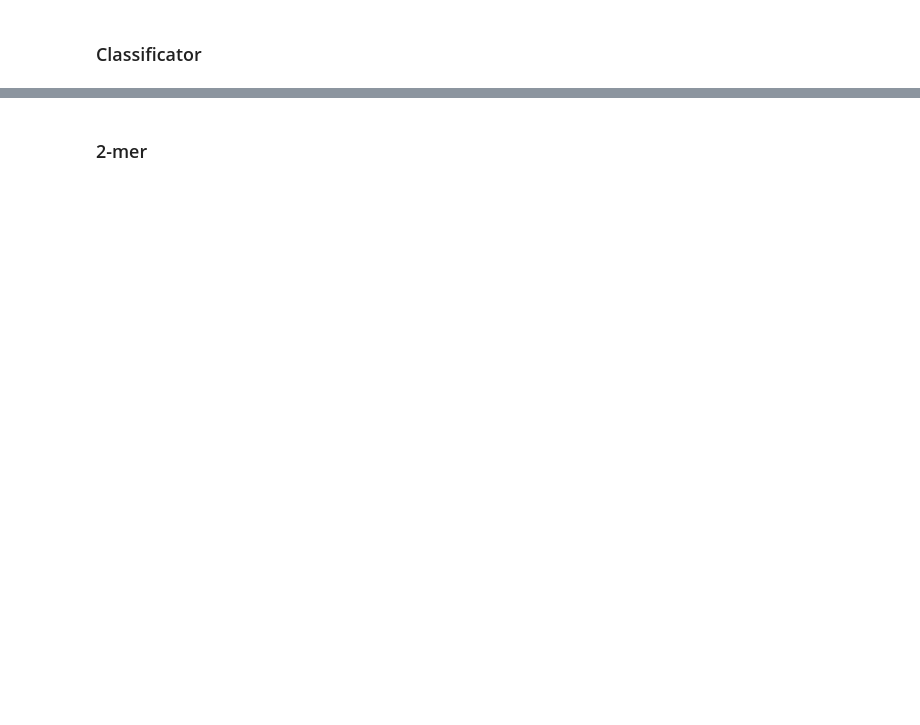
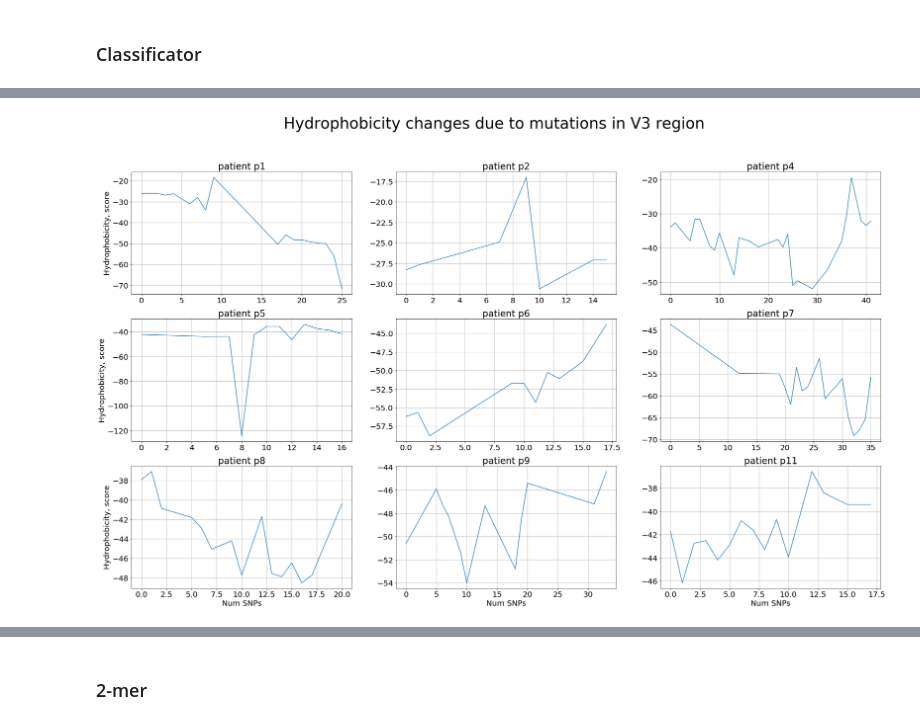
Before and after one commit to tsvvas/hiv_project, a Jupyter notebook: Classification.ipynb, the cells around one changed output, grey strips where cells are left out. Saved outputs shown, nothing was run; the diff lists cells and outputs as text; code cells hidden in the pictures; blank space fills up the shorter version.

```diff
--- a/Classification.ipynb
+++ b/Classification.ipynb
@@ -265,0 +244,9 @@ plt.show()
+# %%
+import pandas as pd
+
+hydro_df = pd.read_csv('hydrophobicity.csv', index_col = None)
+hydro_df
+hydro_fact = dict(zip(list(hydro_df['aa']),list(hydro_df['Kyte-Doolittle'])))
+hydro_fact['X'] = 0 # !!!!!!!!!!!!!!!!!!!!!!!!!!!!!!!!!!!!!!!!!11  added
+hydro_fact['*'] = 0
+hydro_fact['-'] = 0
@@ -265,0 +311,75 @@ plt.show()
+# %%
+def hydro_snp(seq_name_days_dict, seq_dict):
+
+    snp_hydro_dict = {}
+    ref_seq = seq_dict['reference']
+
+    snp_hydro_dict[0] = [calculate_metric(ref_seq)]
+    for day in seq_name_days_dict.keys():
+        for seq_name in seq_name_days_dict[day]:
+            snp = calculating_snp(ref_seq, seq_dict[seq_name])
+            if snp not in snp_hydro_dict:
+                snp_hydro_dict[snp] = []
+            snp_hydro_dict[snp].append(calculate_metric(seq_dict[seq_name]))
+
+    X = []
+    Y = []
+
+    for snp in sorted(snp_hydro_dict.keys()):
+        X.append(snp)
+        Y.append(np.array(snp_hydro_dict[snp]).mean())
+
+    return X, Y
+
+def pat_snp(patients):
+    pat_X, pat_Y = [], []
+
+    for patient in patients:
+        if patient != 'p3' and patient != 'p10':
+            haplo_seq_dict, days = download.read_fasta('data/fasta/hivevo_{}_V3.fasta'.format(patient))
+            #print(days)
+            seq_dict, seq_name_days_dict = preparing_data(haplo_seq_dict, days)
+            prot_dict = translating_seqs(seq_dict)
+
+            X, Y = hydro_snp(seq_name_days_dict, seq_dict)
+
+            pat_X.append(X)
+            pat_Y.append(Y)
+
+    return pat_X, pat_Y
+
+pat_X, pat_Y = pat_snp(patients)
+
+fig, axs = plt.subplots(3, 3, figsize = (35, 20), sharex = 'none', sharey = 'none')
+#fig.figsize = (20, 16)
+i = 0
+for x in range(3):
+    for y in range(3):
+        axs[x, y].plot(pat_X[i], pat_Y[i])
+        axs[x, y].set_title('patient {}'.format(patients_used[i]))
+        axs[x, y].grid()
+        i += 1
+
+
+#print(list(axs.flat))
+
+axs[0, 0].set(ylabel='Hydrophobicity, score')
+axs[1, 0].set(ylabel='Hydrophobicity, score')
+axs[2, 0].set(ylabel='Hydrophobicity, score')
+
+axs[2, 0].set(xlabel='Num SNPs')
+axs[2, 1].set(xlabel='Num SNPs')
+axs[2, 2].set(xlabel='Num SNPs')
+
+#for ax in axs.flat:
+    #ax.set(xlabel='time, days', ylabel='Prob to be human prot, %')
+
+'''for ax in axs.flat:
+    ax.label_outer()'''
+
+#plt.tick_params(axis='both', which='both', labelsize=7)
+fig.suptitle('Hydrophobicity changes due to mutations in V3 region', fontsize = 40)
+plt.savefig('graphs_hydro.png', quality=100, bbox_inches='tight')
+plt.show()
+# %% [output]
+[figure, added]
```
Also changed, not shown: parts of 18 cells of this notebook, 2 other files.
